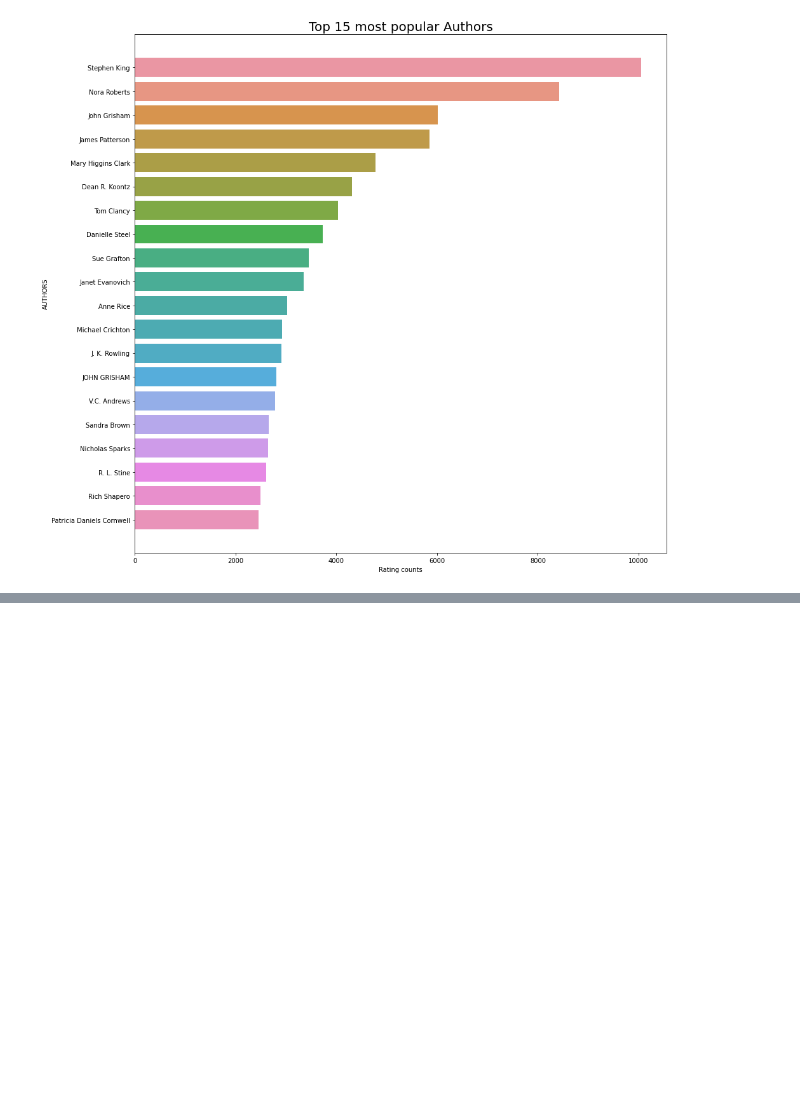
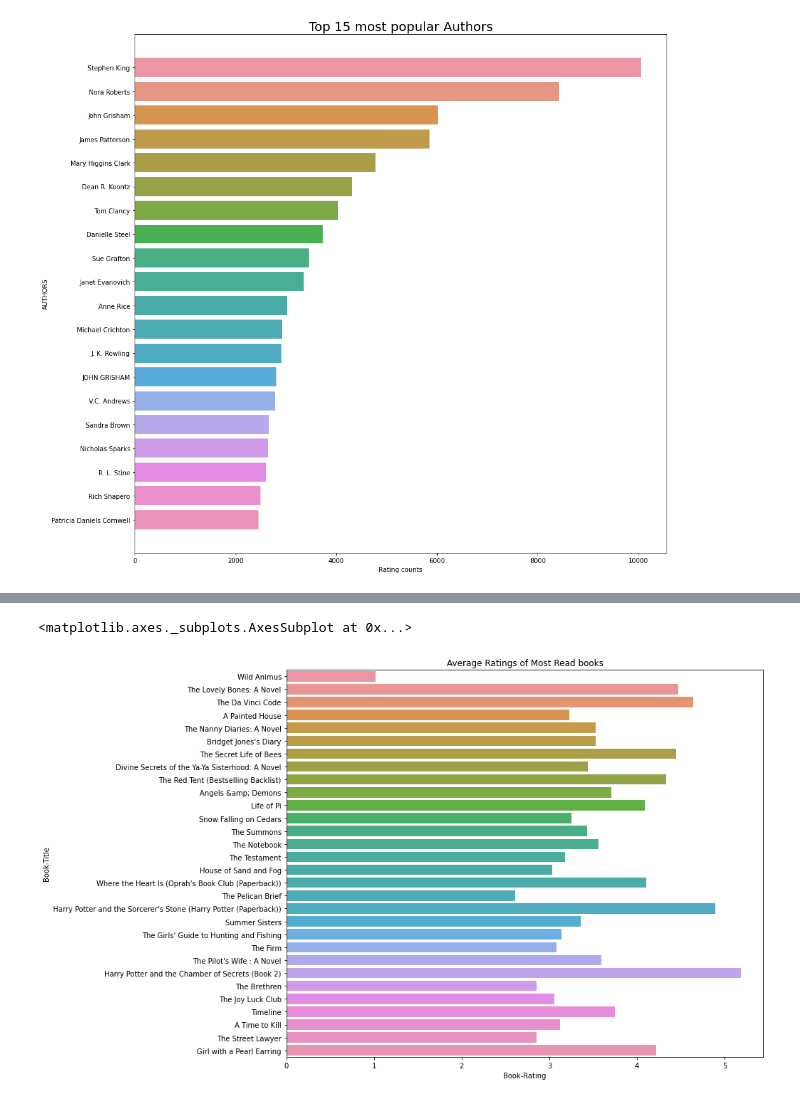
Before and after one commit to amalmon/Book-recommendation-system, a Jupyter notebook: Book_recommendation_system.ipynb, the cells around one changed output, grey strips where cells are left out. Drawn from its saved outputs; the diff is of its cells as text; code cells hidden in the pictures; blank space fills up the shorter version.

```diff
--- a/Book_recommendation_system.ipynb
+++ b/Book_recommendation_system.ipynb
@@ -377,0 +264,14 @@ plt.plot()
+# %%
+avg_data = books_with_rating.groupby('Book-Title', as_index=False)['Book-Rating'].mean()
+temp = books_with_rating['Book-Title'].value_counts().reset_index()
+temp.columns = ['Book-Title','count']
+most_rated_by_reads = pd.merge(avg_data,temp,on='Book-Title')
+# %%
+most_rated_by_reads = most_rated_by_reads.sort_values('count',ascending=False)
+# %%
+plt.figure(figsize=(12,10))
+plt.title("Average Ratings of Most Read books")
+sns.barplot(x = 'Book-Rating', y = 'Book-Title', data = most_rated_by_reads.head(30))
+# %% [output]
+<matplotlib.axes._subplots.AxesSubplot at 0x...>
+[figure, added]
```
Also changed, not shown: parts of 23 cells of this notebook.
